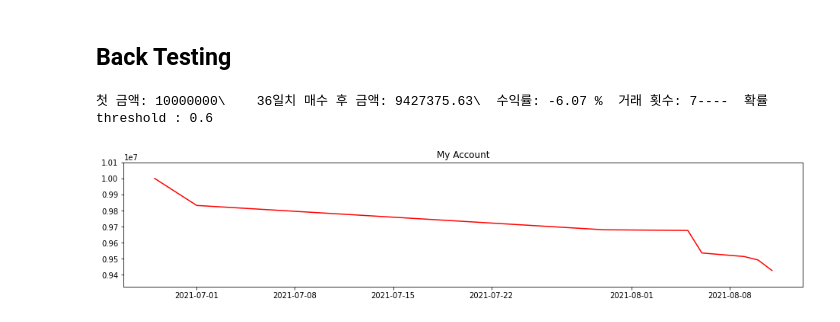
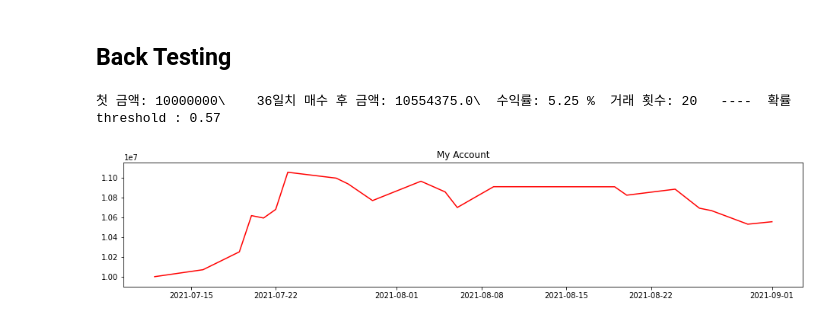
Before and after one commit to Stock-Recommandation-System-based-on-AI/modeling, a Jupyter notebook: illstandtall/DTML_with_back_test.ipynb, the cells around one changed output. Cells and saved outputs as stored; diff of their text form; code cells hidden in the pictures.

Commit message:
dtml_with_backtest

```diff
--- a/illstandtall/DTML_with_back_test.ipynb
+++ b/illstandtall/DTML_with_back_test.ipynb
@@ -21,7 +21,7 @@ seq_len = 10
 num_features = 10
 num_market_features = num_features
 
-beta = 10.01
+beta = 0.01
 units = 64
 ft_dim = 32
 n_heads = 12
@@ -48,7 +48,7 @@ def train_vaild_test_split(df):
     return train_data, vaild_data, test_data
 # %%
 stock_test_data_date = {} # key = 종목명,  value = [해당 종목 테스트 일자]
-kospi31 = pd.read_csv("preprocessed_kospi31_daily_stock_chart.csv")
+kospi31 = pd.read_csv("/content/drive/MyDrive/programmers/project/data/preprocessed_kospi31_daily_stock_chart.csv")
 market_index = kospi31[kospi31.code == "U182"]
 stocks = kospi31[kospi31.code != "U182"]
 market_train_data, market_vaild_data, market_test_data = train_vaild_test_split(market_index)
@@ -427,7 +448,6 @@ def prepare_data(path, **kwargs):
 # %%
-
 import os
-path = os.path.abspath('preprocessed_kospi31_daily_stock_chart.csv')
+path = os.path.abspath('/content/drive/MyDrive/programmers/project/data/preprocessed_kospi31_daily_stock_chart.csv')
 option = {
     'window_size':seq_len,
     'test_pct':0.01,
@@ -517,9 +537,9 @@ ________________________________________________________________________________
 #                                               monitor='val_loss',
 #                                               save_best_only=True,
 #                                               verbose=1)
-mc =  tf.keras.callbacks.ModelCheckpoint('/content/drive/MyDrive/programmers/project/model/DTML2.hdf5', monitor='val_accuracy', mode='max', verbose=1, save_best_only=True)
+mc =  tf.keras.callbacks.ModelCheckpoint('/content/drive/MyDrive/programmers/project/model/DTML_final.hdf5', monitor='val_accuracy', mode='max', verbose=1, save_best_only=True)
 
-es = EarlyStopping(monitor='val_loss', mode='min', verbose=1, patience=50)
+es = EarlyStopping(monitor='val_loss', mode='min', verbose=1, patience=20)
 
 
 history = model.fit([X_train_s, X_train_m], y_train_s,
@@ -570,9 +645,9 @@ Test Data - Loss: 0.7001, ACC: 0.5556, MCC: -0.0044
 # %%
 import matplotlib.pyplot as plt
 import datetime as dt
-stock_raw_data = pd.read_csv('kospi31-2003-2021.csv')
+stock_raw_data = pd.read_csv('/content/drive/MyDrive/programmers/project/data/kospi31-2003-2021.csv')
 seed = 10000000
-threshold_prob = 0.6
+threshold_prob = 0.57
 result1 = dict.fromkeys(list(stock_raw_data['name']))
 del result1['kospi50_index']
 for idx, key in enumerate(result1.keys()):
@@ -588,35 +663,35 @@ for test_day_idx, day_predict in enumerate(test_pred):
   max_prob = 0
   for stock_idx, predict in enumerate(list(day_predict)):
     if predict[0] > max_prob:
       max_idx = stock_idx
       max_prob = predict[0]
 
   # 확률이 50% 이상이면(추후에 더 높게 조정 가능)
   if max_prob > threshold_prob:
     buy_stock_name = idx_to_name[max_idx]
     buy_stock_day  = stock_test_data_date[buy_stock_name][test_day_idx]
 
-    open = float(stock_raw_data[(stock_raw_data['name'] == buy_stock_name) & (stock_raw_data['date'] == buy_stock_day)]['open'])
+    open_ = float(stock_raw_data[(stock_raw_data['name'] == buy_stock_name) & (stock_raw_data['date'] == buy_stock_day)]['open'])
     close = float(stock_raw_data[(stock_raw_data['name'] == buy_stock_name) & (stock_raw_data['date'] == buy_stock_day)]['close'])
 
 
-    buy_stock_num = seed // open
-    profit_per_stock = close - open
+    buy_stock_num = seed // open_
+    profit_per_stock = close - open_
     net = round(buy_stock_num * (profit_per_stock) - close*buy_stock_num*0.0023 , 2)
 
     seed += net
     seed = round(seed, 2)
     my_seed.append(seed)
     buy_date_for_x.append(dt.datetime.strptime(str(buy_stock_day) , "%Y%m%d"))
 
 
 print("첫 금액: {}\    {}일치 매수 후 금액: {}\  수익률: {} %  거래 횟수: {}   ----  확률 threshold : {} ".format(first_seed, len(test_pred), seed, round(((seed - first_seed)/seed)*100 , 2), len(my_seed)-1, threshold_prob ))
 
 fig = plt.figure(figsize = (16,3))
 plt.title('My Account')
 plt.ylim(min(my_seed) - 100000, max(my_seed) + 100000)
 plt.plot(buy_date_for_x, my_seed, color = 'red')
 plt.show()
 # %% [output]
-첫 금액: 10000000\    36일치 매수 후 금액: 9427375.63\  수익률: -6.07 %  거래 횟수: 7----  확률 threshold : 0.6
+첫 금액: 10000000\    36일치 매수 후 금액: 10554375.0\  수익률: 5.25 %  거래 횟수: 20   ----  확률 threshold : 0.57
-[figure, old version]
+[figure, new version]
```
Also changed, not shown: parts of 15 cells of this notebook.
